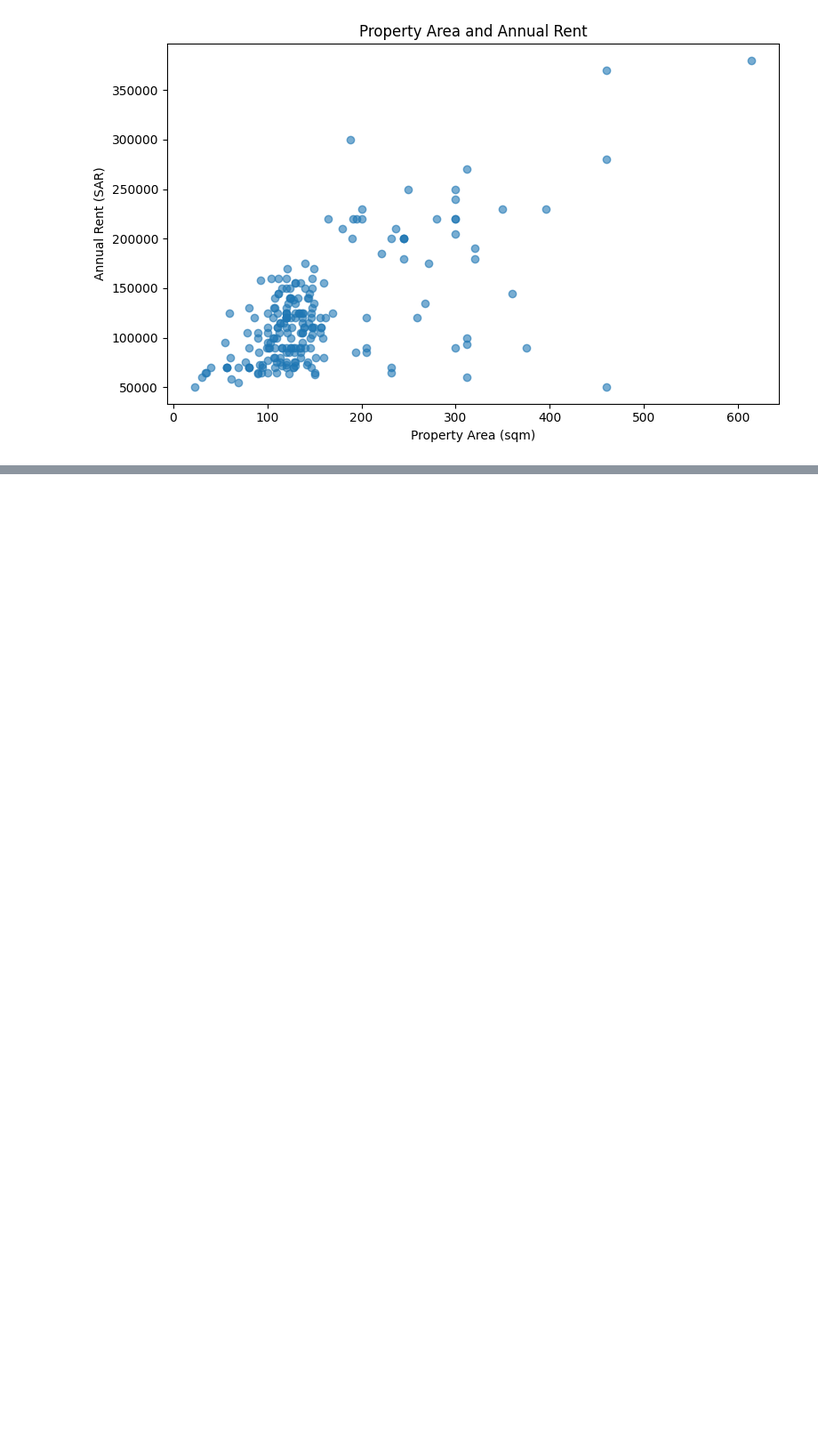
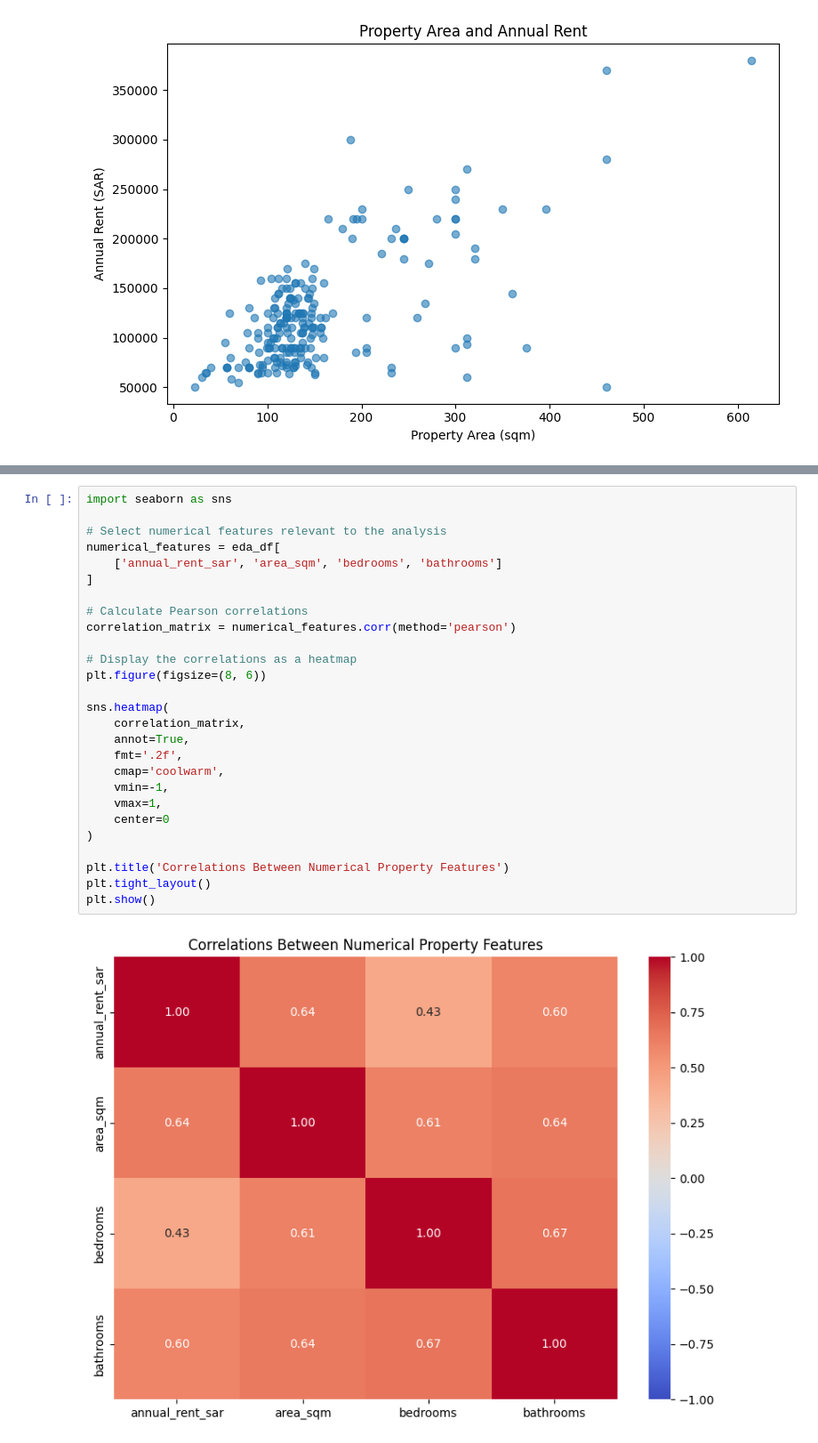
Before and after one commit to 1FATIMAH1/IT362, a Jupyter notebook: Phase2.ipynb, the cells around one changed output, grey strips where cells are left out. Shown at 89% size. Cells and saved outputs as stored; diff of their text form; blank space fills up the shorter version.

```diff
--- a/Phase2.ipynb
+++ b/Phase2.ipynb
@@ -722,0 +767,29 @@ plt.show()
+# %%
+import seaborn as sns
+
+# Select numerical features relevant to the analysis
+numerical_features = eda_df[
+    ['annual_rent_sar', 'area_sqm', 'bedrooms', 'bathrooms']
+]
+
+# Calculate Pearson correlations
+correlation_matrix = numerical_features.corr(method='pearson')
+
+# Display the correlations as a heatmap
+plt.figure(figsize=(8, 6))
+
+sns.heatmap(
+    correlation_matrix,
+    annot=True,
+    fmt='.2f',
+    cmap='coolwarm',
+    vmin=-1,
+    vmax=1,
+    center=0
+)
+
+plt.title('Correlations Between Numerical Property Features')
+plt.tight_layout()
+plt.show()
+# %% [output]
+[figure, added]
```
Also changed, not shown: parts of 9 cells of this notebook.
